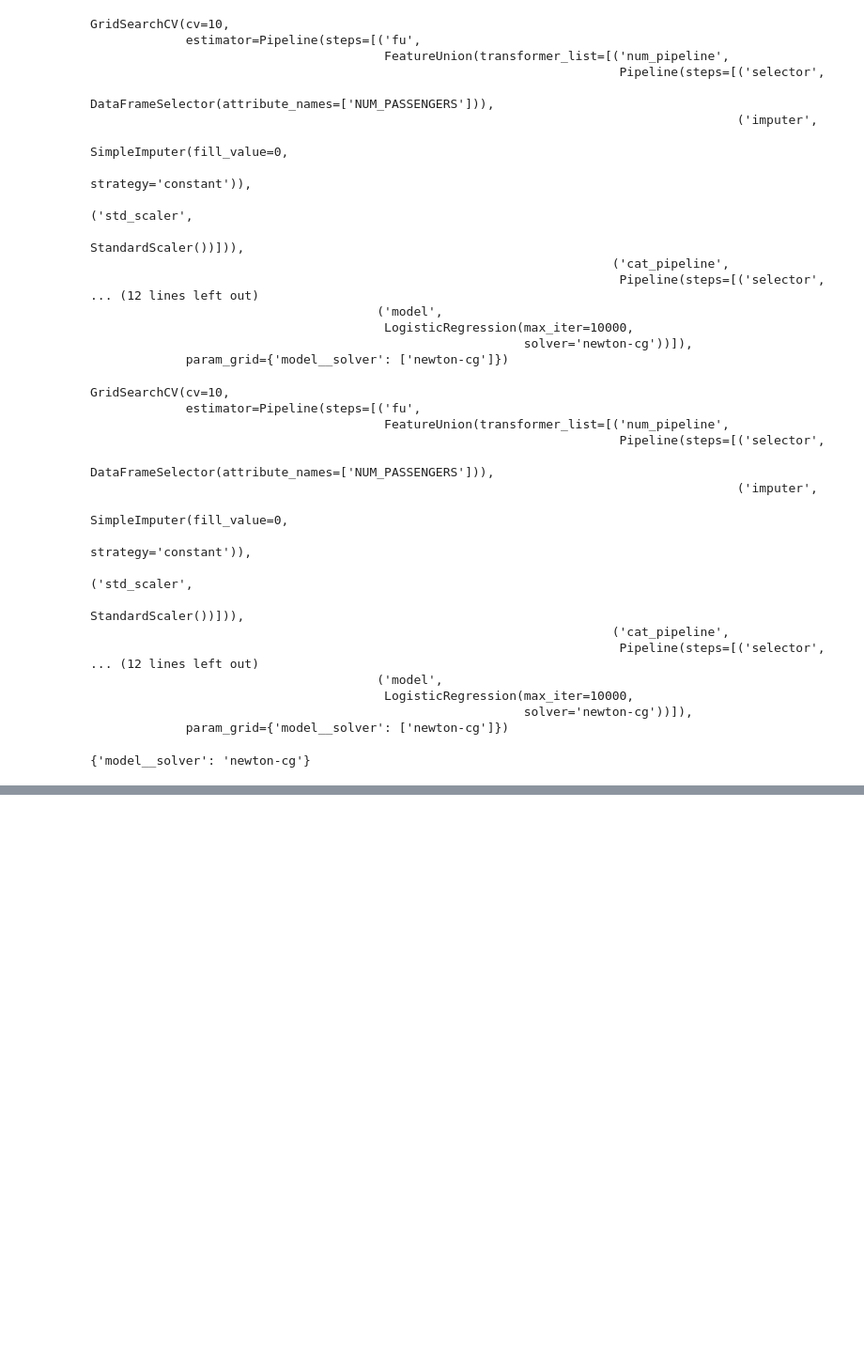
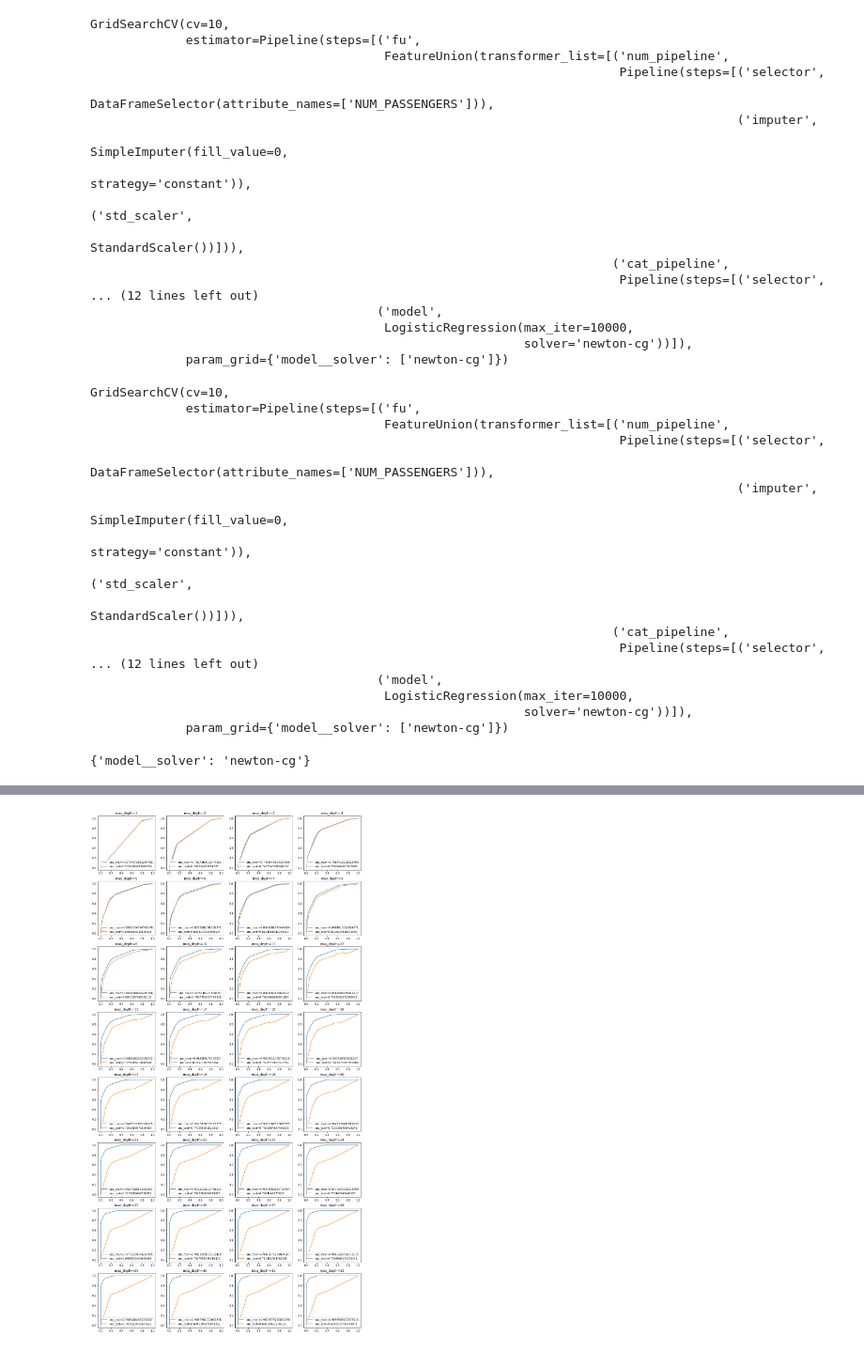
Before and after one commit to schahmatist/Chicago_Crash_Analysis, a Jupyter notebook: notebooks/BaseModel.ipynb, the cells around one changed output, grey strips where cells are left out. Shown at 94% size. Cells and saved outputs as stored; diff of their text form; code cells hidden in the pictures; blank space fills up the shorter version.

```diff
--- a/notebooks/BaseModel.ipynb
+++ b/notebooks/BaseModel.ipynb
@@ -317,2 +289,0 @@ Precision :  0.8219126506024096
-# %%
-baseline_tree_pipe.fit(X_train, y_train)
@@ -355,0 +294,36 @@ ValueError: y_true takes value in {'NO', 'YES'} and pos_label is not specified:
+# %%
+y_hat_train_prob = gs_pipe.decision_function(X_train)
+y_score = roc_auc_score(y_train, y_hat_train_prob)
+train_fpr, train_tpr, train_thresholds = roc_curve(y_train, y_hat_train_prob)
+y_score
+
+max_depth=np.arange(0,32)
+fig, axes = plt.subplots(nrows=8, ncols=4, figsize=(18,36))
+for i in max_depth:
+    # Train the classifier using training data
+
+    dt = Pipeline([('fu', fu),
+                          ('onehotenc', OneHotEncoder(sparse = False, drop = 'first', handle_unknown =  'ignore')),
+                          ('model',DecisionTreeClassifier(criterion='entropy', random_state=100,max_depth=i+1))
+                              ])
+#    dt = DecisionTreeClassifier(criterion='entropy', random_state=100,max_depth=i+1)
+    dt.fit(X_train, y_train)
+    # Make predictions using test set
+    y_pred = dt.predict(X_test)
+
+    # Check the AUC of predictions
+    fpr_test, tpr_test, thresholds = roc_curve(y_test, dt.predict_proba(X_test)[:,1])
+    roc_auc_test = auc(fpr_test, tpr_test)
+
+    fpr_train, tpr_train, thresholds = roc_curve(y_train, dt.predict_proba(X_train)[:,1])
+    roc_auc_train = auc(fpr_train, tpr_train)
+
+    row = i//4
+    col = i%4
+    ax = axes[row, col]
+    ax.plot(fpr_train, tpr_train, label=f'auc_train={roc_auc_train}')
+    ax.plot(fpr_test, tpr_test, label=f'auc_test={roc_auc_test}')
+    ax.set_title(f'max_depth={i+1}')
+    ax.legend(loc='lower right')
+# %% [output]
+[figure, added]
```
Also changed, not shown: parts of 34 cells of this notebook, 5 other files.
